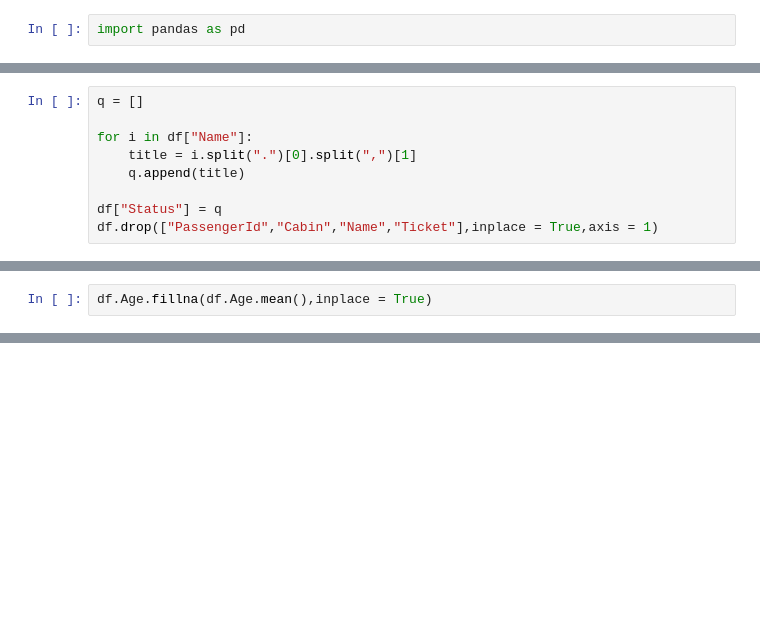
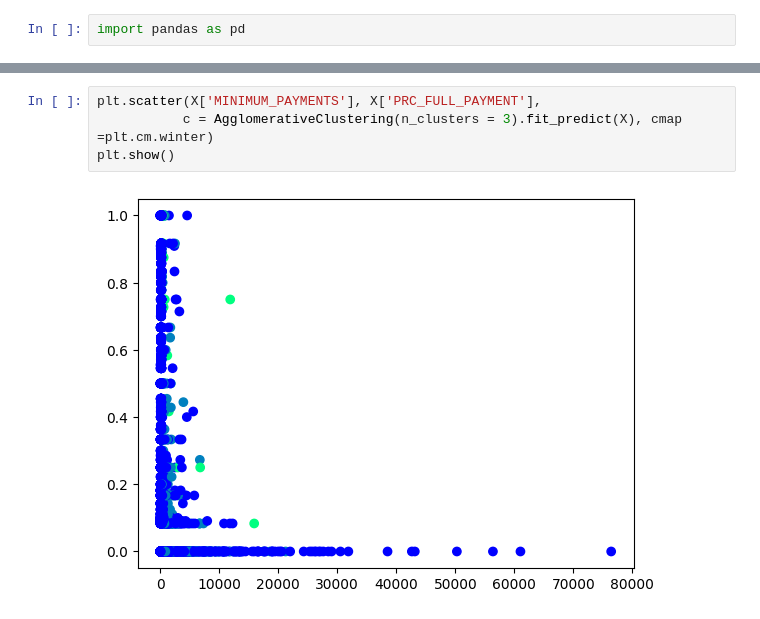
Before and after one commit to sabersouhaimi/jupyter-gomycode-checkpoint, a Jupyter notebook: Untitled.ipynb, the cells around one changed output, grey strips where cells are left out. Cells and saved outputs as stored; diff of their text form; blank space fills up the shorter version.

```diff
--- a/Untitled.ipynb
+++ b/Untitled.ipynb
@@ -42,9 +39,0 @@ memory usage: 83.7+ KB
-# %%
-q = []
-
-for i in df["Name"]:
-    title = i.split(".")[0].split(",")[1]
-    q.append(title)
-
-df["Status"] = q
-df.drop(["PassengerId","Cabin","Name","Ticket"],inplace = True,axis = 1)
@@ -67,3 +40 @@ df
-# %%
-df.Age.fillna(df.Age.mean(),inplace = True)
 # %%
@@ -162,0 +99,6 @@ after ***** :    0.8202247191011236
+# %%
+plt.scatter(X['MINIMUM_PAYMENTS'], X['PRC_FULL_PAYMENT'],
+           c = AgglomerativeClustering(n_clusters = 3).fit_predict(X), cmap =plt.cm.winter)
+plt.show()
+# %% [output]
+[figure, added]
```
Also changed, not shown: parts of 22 cells of this notebook.
